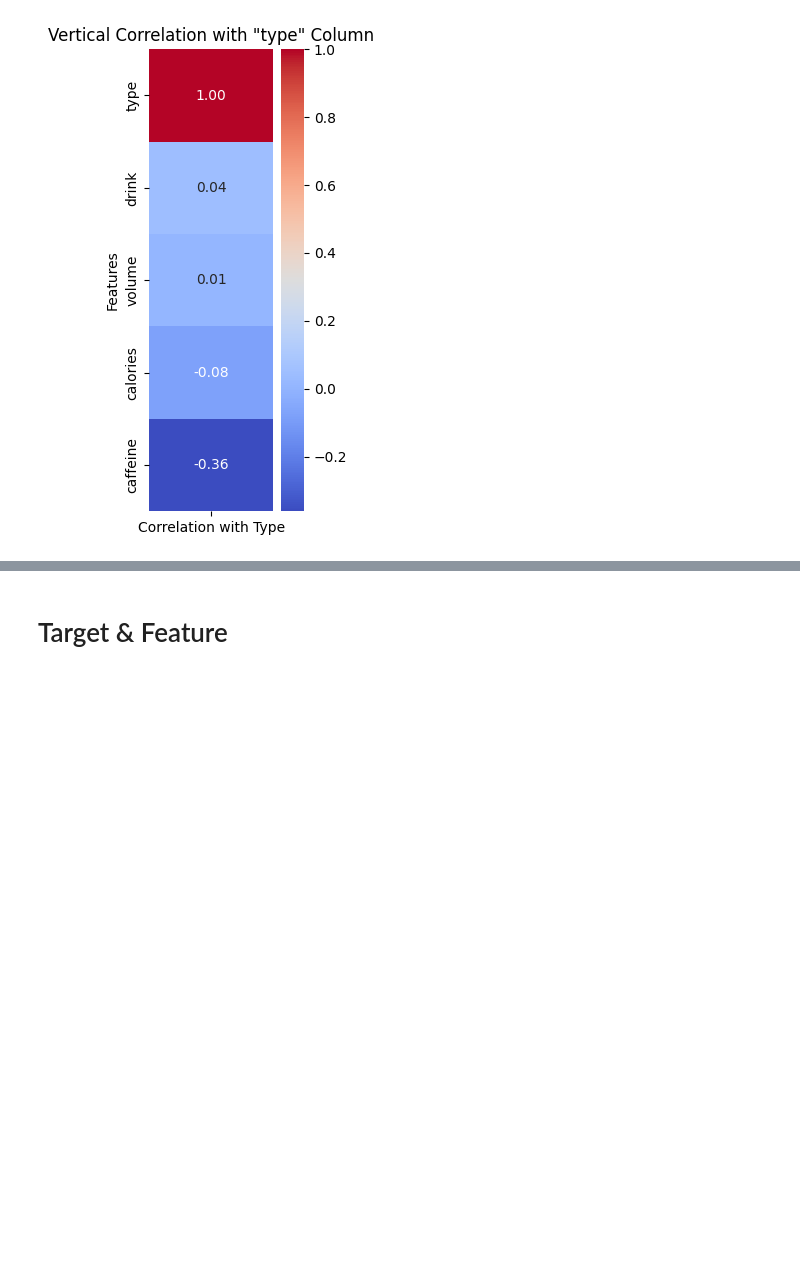
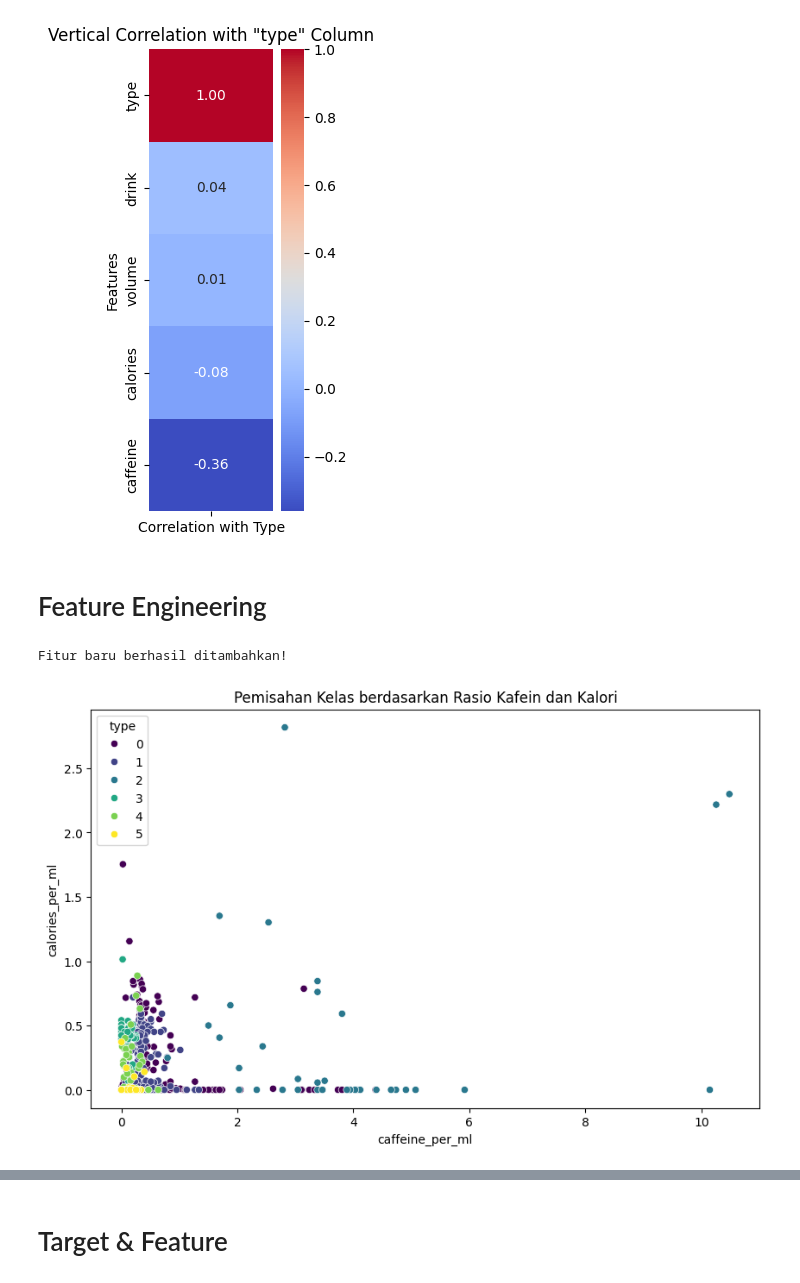
Before and after one commit to Pradipta2/uts-bi, a Jupyter notebook: UTS_BI.ipynb, the cells around one changed output, grey strips where cells are left out. Drawn from its saved outputs; the diff is of its cells as text; code cells hidden in the pictures; blank space fills up the shorter version.

```diff
--- a/UTS_BI.ipynb
+++ b/UTS_BI.ipynb
@@ -121,3 +121,30 @@ plt.ylabel('Features')
 plt.show()
 # %% [output]
 [figure]
+# %% [markdown]
+# Feature Engineering
+# %%
+import numpy as np
+import pandas as pd
+
+# Membuat fitur rasio (Feature Engineering)
+df['caffeine_per_ml'] = df['caffeine'] / df['volume']
+df['calories_per_ml'] = df['calories'] / df['volume']
+
+# Menangani jika ada nilai tak terhingga akibat pembagian
+df.replace([np.inf, -np.inf], 0, inplace=True)
+
+print("Fitur baru berhasil ditambahkan!")
+# %% [output]
+Fitur baru berhasil ditambahkan!
+# %%
+import seaborn as sns
+import matplotlib.pyplot as plt
+
+# Visualisasi hubungan fitur baru terhadap target 'type'
+plt.figure(figsize=(10, 6))
+sns.scatterplot(data=df, x='caffeine_per_ml', y='calories_per_ml', hue='type', palette='viridis')
+plt.title('Pemisahan Kelas berdasarkan Rasio Kafein dan Kalori')
+plt.show()
+# %% [output]
+[figure, added]
```
Also changed, not shown: parts of 29 cells of this notebook.
